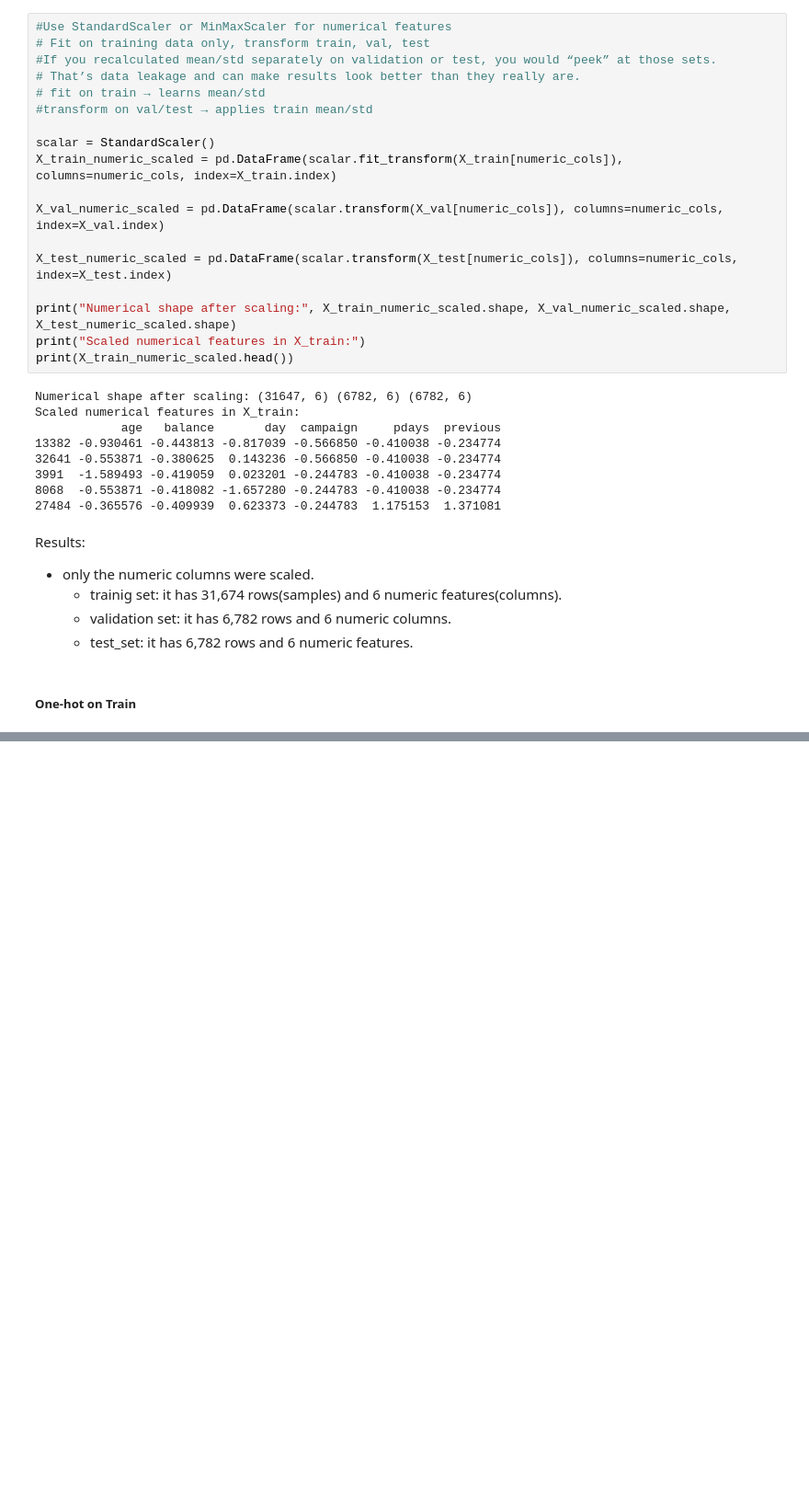
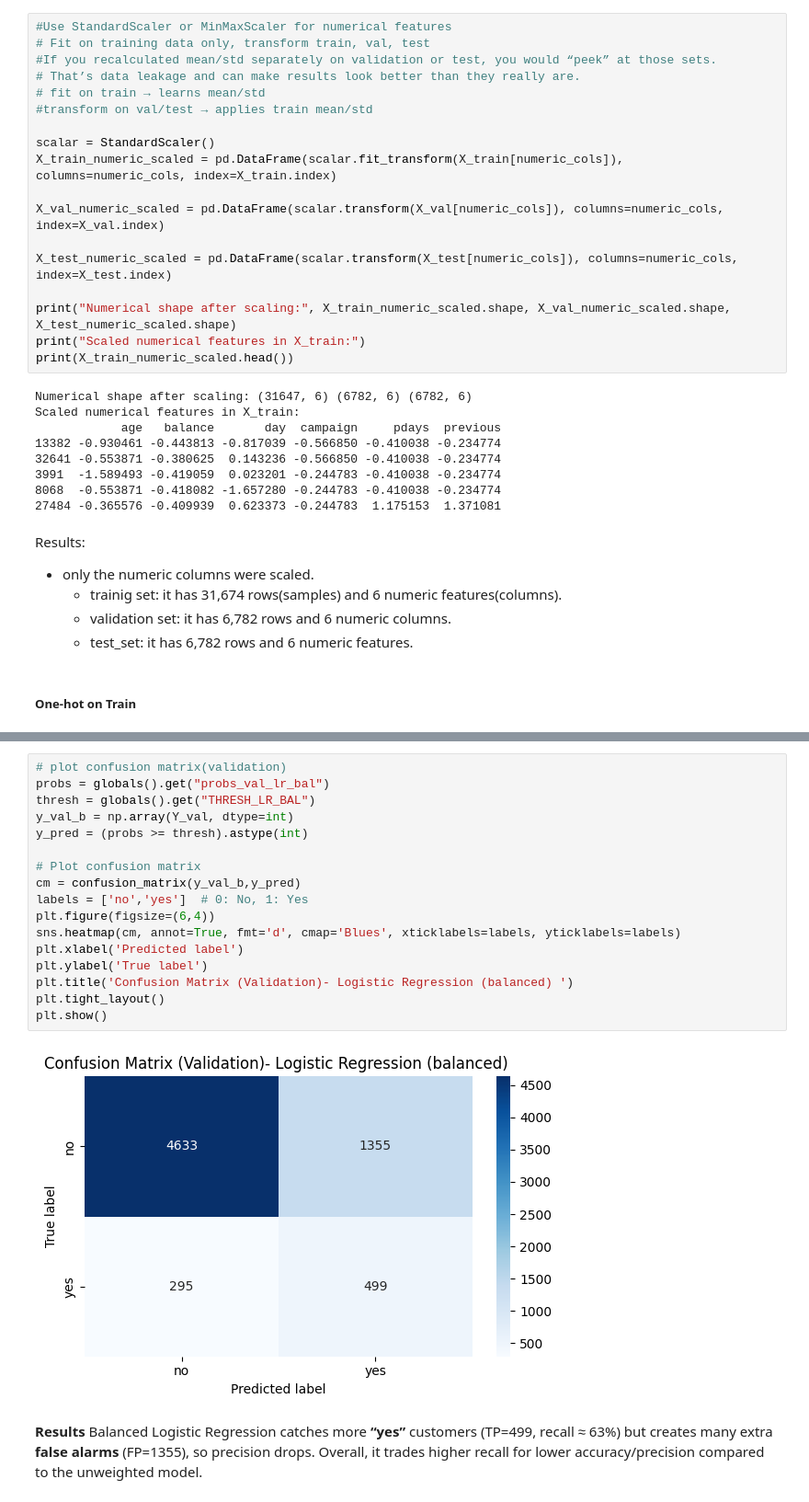
Before and after one commit to SuperDataScience-Community-Projects/SDS-CP038-banktermpredict, a Jupyter notebook: beginner/submissions/team-members/Mahtab/data-analysis.ipynb, the cells around one changed output, grey strips where cells are left out. Shown at 92% size. Cells and saved outputs as stored; diff of their text form; blank space fills up the shorter version.

```diff
--- a/beginner/submissions/team-members/Mahtab/data-analysis.ipynb
+++ b/beginner/submissions/team-members/Mahtab/data-analysis.ipynb
@@ -1073,0 +1430,22 @@ Final feature names count: 41
+# %%
+# plot confusion matrix(validation)
+probs = globals().get("probs_val_lr_bal")
+thresh = globals().get("THRESH_LR_BAL")
+y_val_b = np.array(Y_val, dtype=int)
+y_pred = (probs >= thresh).astype(int)
+
+# Plot confusion matrix
+cm = confusion_matrix(y_val_b,y_pred)
+labels = ['no','yes']  # 0: No, 1: Yes
+plt.figure(figsize=(6,4))
+sns.heatmap(cm, annot=True, fmt='d', cmap='Blues', xticklabels=labels, yticklabels=labels)
+plt.xlabel('Predicted label')
+plt.ylabel('True label')
+plt.title('Confusion Matrix (Validation)- Logistic Regression (balanced) ')
+plt.tight_layout()
+plt.show()
+# %% [output]
+[figure, added]
+# %% [markdown]
+**Results**
+Balanced Logistic Regression catches more **“yes”** customers (TP=499, recall ≈ 63%) but creates many extra **false alarms** (FP=1355), so precision drops. Overall, it trades higher recall for lower accuracy/precision compared to the unweighted model.
```
Also changed, not shown: parts of 38 cells of this notebook.
